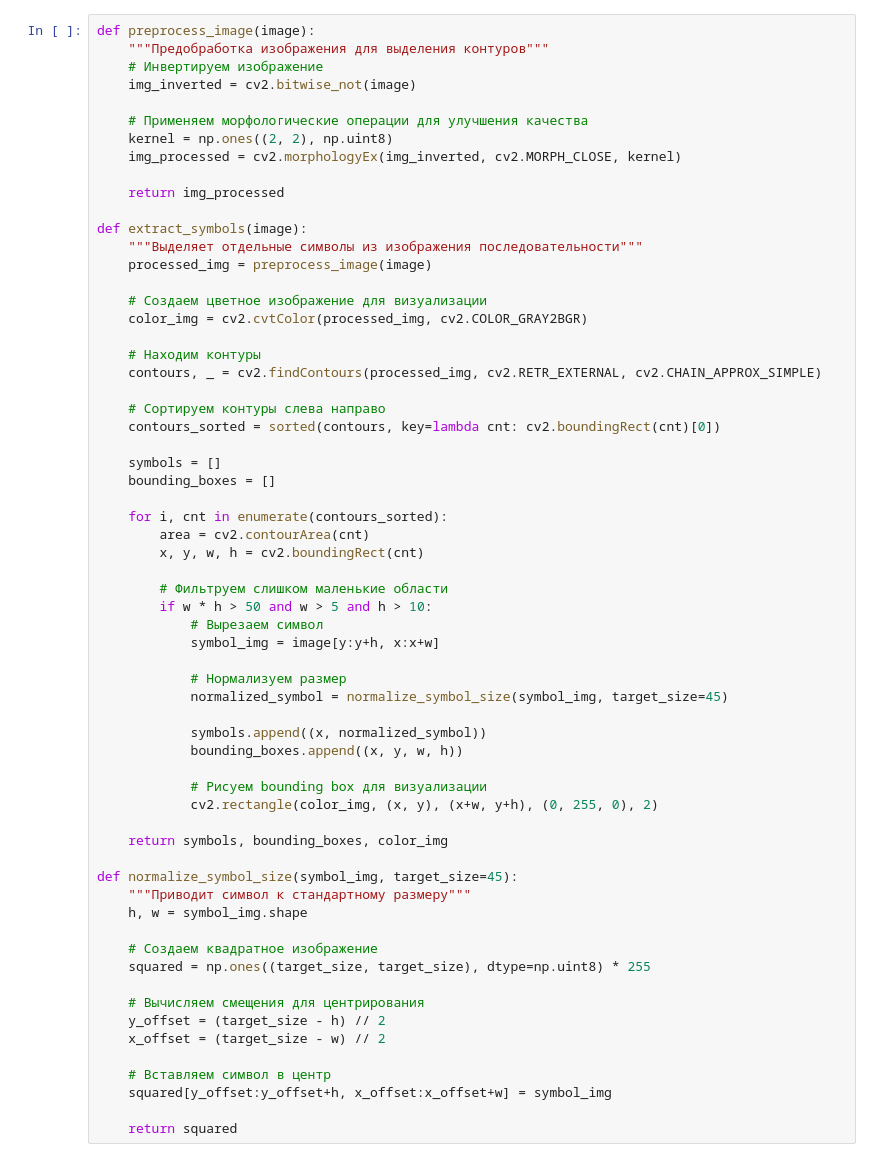
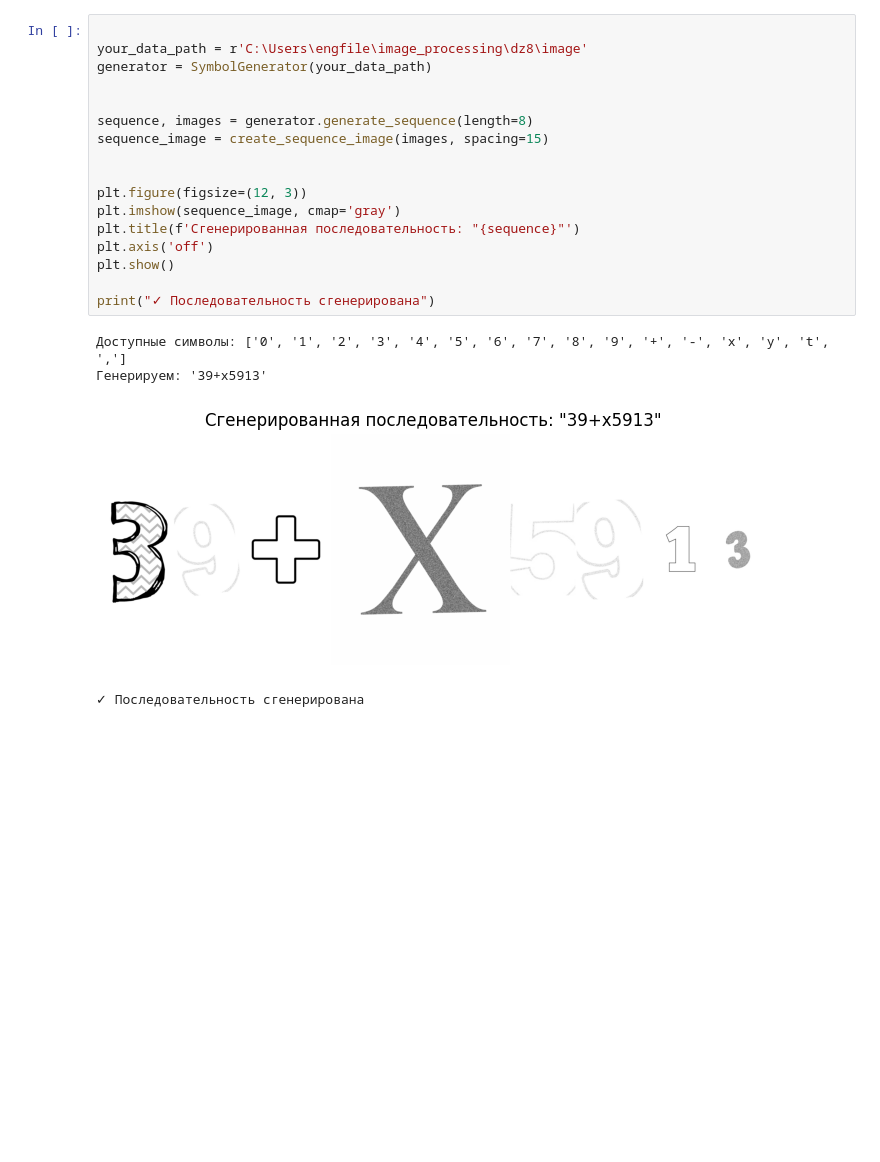
Before and after one commit to bizi2/image-processing, a Jupyter notebook: dz8/de_ip_8.ipynb, the cells around one changed output. Drawn from its saved outputs; the diff is of its cells as text; blank space fills up the shorter version.

```diff
--- a/dz8/de_ip_8.ipynb
+++ b/dz8/de_ip_8.ipynb
@@ -120,64 +106,23 @@ plt.show()
 # %%
-def preprocess_image(image):
-    """Предобработка изображения для выделения контуров"""
-    # Инвертируем изображение
-    img_inverted = cv2.bitwise_not(image)
 
-    # Применяем морфологические операции для улучшения качества
-    kernel = np.ones((2, 2), np.uint8)
-    img_processed = cv2.morphologyEx(img_inverted, cv2.MORPH_CLOSE, kernel)
+your_data_path = r'C:\Users\engfile\image_processing\dz8\image'
+generator = SymbolGenerator(your_data_path)
 
-    return img_processed
 
-def extract_symbols(image):
-    """Выделяет отдельные символы из изображения последовательности"""
-    processed_img = preprocess_image(image)
+sequence, images = generator.generate_sequence(length=8)
+sequence_image = create_sequence_image(images, spacing=15)
 
-    # Создаем цветное изображение для визуализации
-    color_img = cv2.cvtColor(processed_img, cv2.COLOR_GRAY2BGR)
 
-    # Находим контуры
-    contours, _ = cv2.findContours(processed_img, cv2.RETR_EXTERNAL, cv2.CHAIN_APPROX_SIMPLE)
+plt.figure(figsize=(12, 3))
+plt.imshow(sequence_image, cmap='gray')
+plt.title(f'Сгенерированная последовательность: "{sequence}"')
+plt.axis('off')
+plt.show()
 
-    # Сортируем контуры слева направо
-    contours_sorted = sorted(contours, key=lambda cnt: cv2.boundingRect(cnt)[0])
-
-    symbols = []
-    bounding_boxes = []
-
-    for i, cnt in enumerate(contours_sorted):
-        area = cv2.contourArea(cnt)
-        x, y, w, h = cv2.boundingRect(cnt)
-
-        # Фильтруем слишком маленькие области
-        if w * h > 50 and w > 5 and h > 10:
-            # Вырезаем символ
-            symbol_img = image[y:y+h, x:x+w]
-
-            # Нормализуем размер
-            normalized_symbol = normalize_symbol_size(symbol_img, target_size=45)
-
-            symbols.append((x, normalized_symbol))
-            bounding_boxes.append((x, y, w, h))
-
-            # Рисуем bounding box для визуализации
-            cv2.rectangle(color_img, (x, y), (x+w, y+h), (0, 255, 0), 2)
-
-    return symbols, bounding_boxes, color_img
-
-def normalize_symbol_size(symbol_img, target_size=45):
-    """Приводит символ к стандартному размеру"""
-    h, w = symbol_img.shape
-
-    # Создаем квадратное изображение
-    squared = np.ones((target_size, target_size), dtype=np.uint8) * 255
-
-    # Вычисляем смещения для центрирования
-    y_offset = (target_size - h) // 2
-    x_offset = (target_size - w) // 2
-
-    # Вставляем символ в центр
-    squared[y_offset:y_offset+h, x_offset:x_offset+w] = symbol_img
-
-    return squared
+print("✓ Последовательность сгенерирована")
+# %% [output]
+Доступные символы: ['0', '1', '2', '3', '4', '5', '6', '7', '8', '9', '+', '-', 'x', 'y', 't', ',']
+Генерируем: '39+x5913'
+[figure, added]
+✓ Последовательность сгенерирована
 # %%
```
Also changed, not shown: parts of 13 cells of this notebook.
